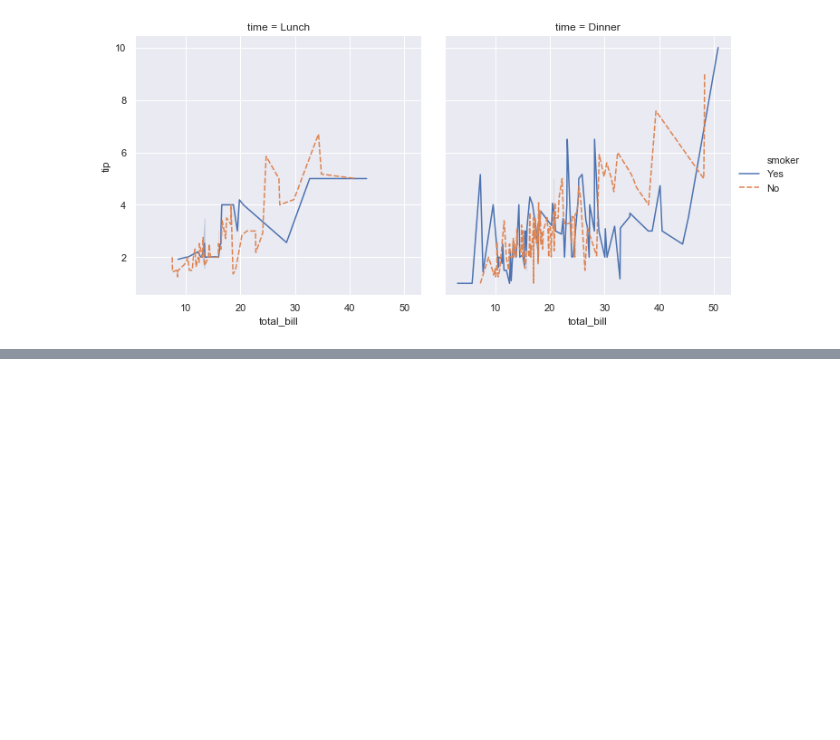
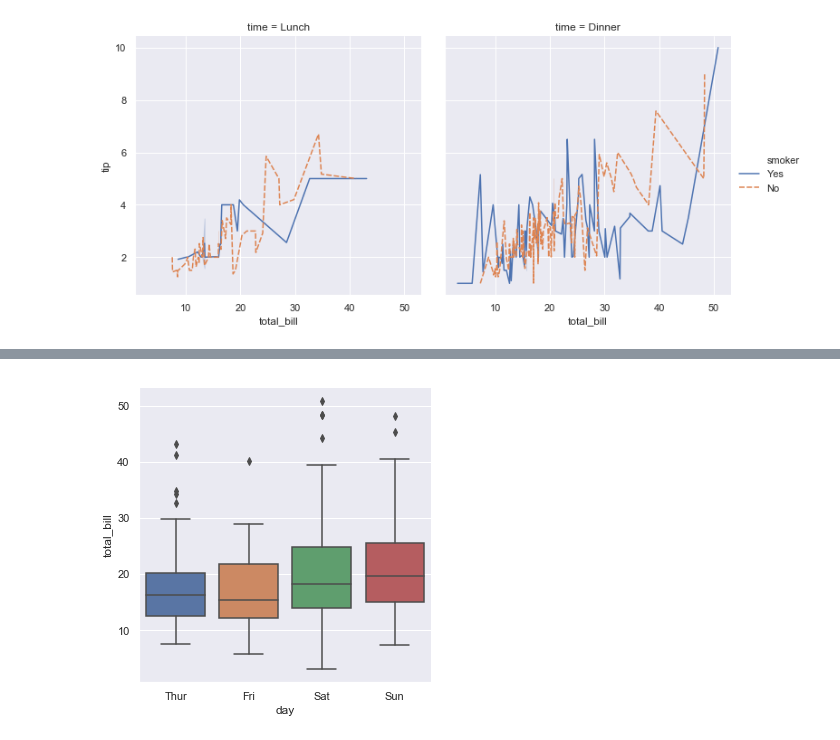
Before and after one commit to ediuG/seaborn_example, a Jupyter notebook: seaborn_example.ipynb, the cells around one changed output, grey strips where cells are left out. Cells and saved outputs as stored; diff of their text form; code cells hidden in the pictures; blank space fills up the shorter version.

```diff
--- a/seaborn_example.ipynb
+++ b/seaborn_example.ipynb
@@ -38,0 +47,4 @@ sns.relplot(x="total_bill", y="tip", col="time",
+# %%
+sns.catplot(x="day", y="total_bill", kind="box", data=tips)
+# %% [output]
+[figure, added]
```
Also changed, not shown: parts of 26 cells of this notebook.
